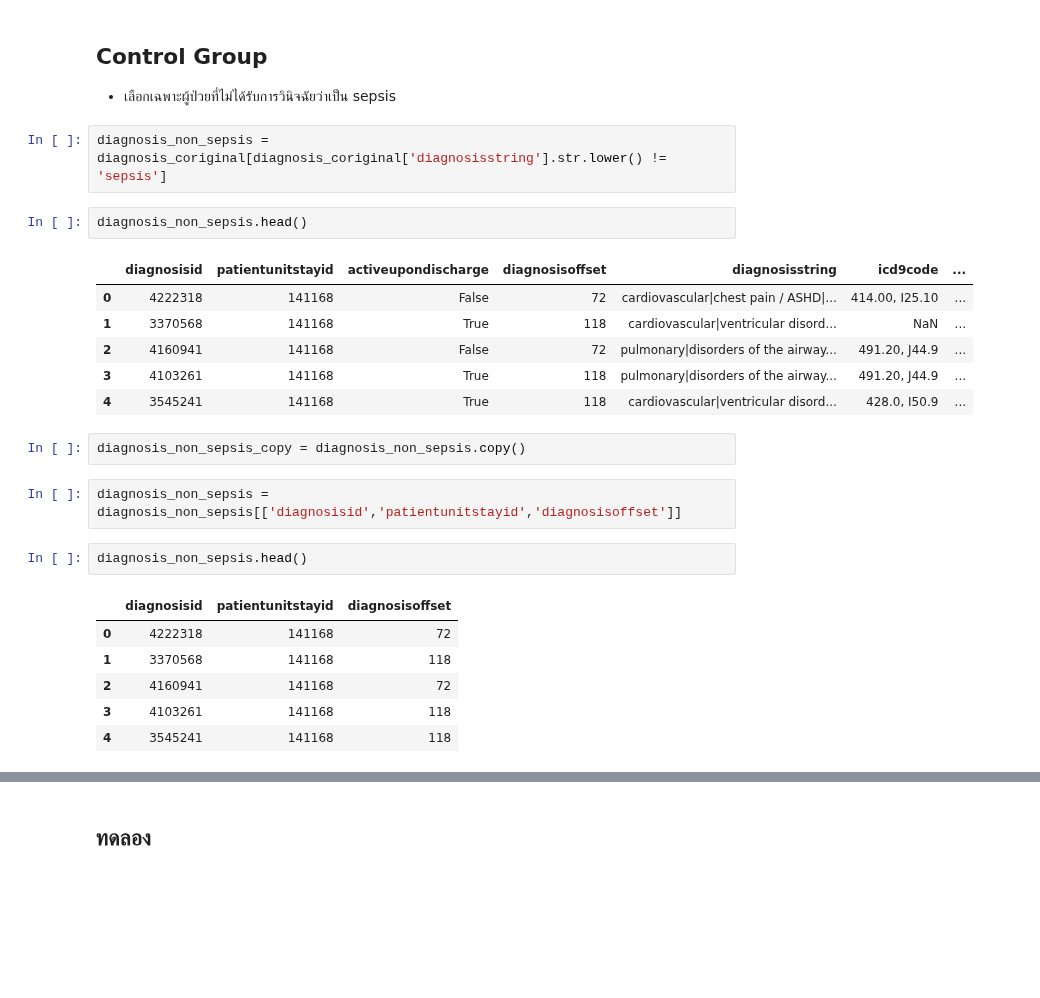
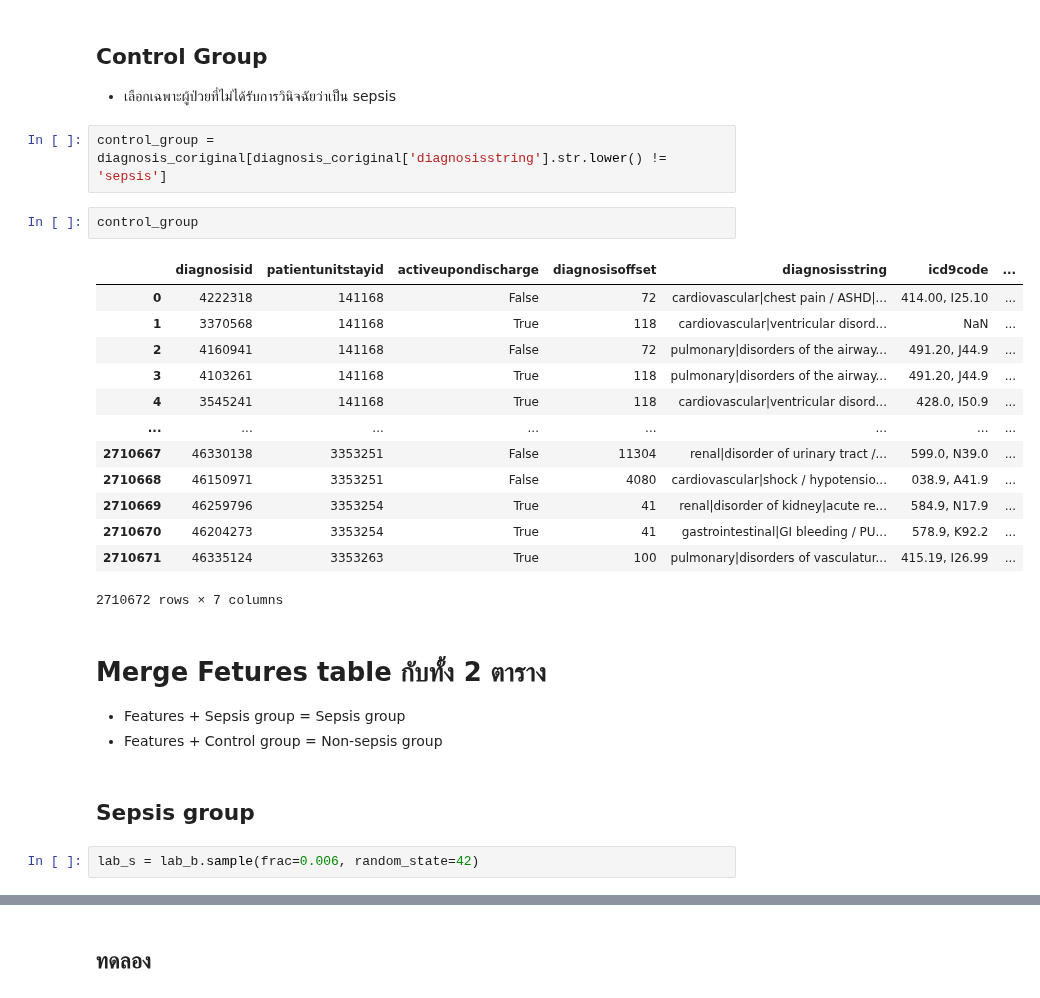
Before and after one commit to Tonry12/Data_joyx2, a Jupyter notebook: Sepsis_eICU_DATA.ipynb, the cells around one changed output, grey strips where cells are left out. Drawn from its saved outputs; the diff is of its cells as text; blank space fills up the shorter version.

```diff
--- a/Sepsis_eICU_DATA.ipynb
+++ b/Sepsis_eICU_DATA.ipynb
@@ -342,26 +350,28 @@ sepsis_group.head()
 ## Control Group
 - เลือกเฉพาะผู้ป่วยที่ไม่ได้รับการวินิจฉัยว่าเป็น sepsis
 # %%
-diagnosis_non_sepsis = diagnosis_coriginal[diagnosis_coriginal['diagnosisstring'].str.lower() != 'sepsis']
+control_group = diagnosis_coriginal[diagnosis_coriginal['diagnosisstring'].str.lower() != 'sepsis']
-# %%
-diagnosis_non_sepsis.head()
-# %% [output]
-|  | diagnosisid | patientunitstayid | activeupondischarge | diagnosisoffset | diagnosisstring | icd9code | ... |
-| 0 | 4222318 | 141168 | False | 72 | cardiovascular|chest pain / ASHD|... | 414.00, I25.10 | ... |
-| 1 | 3370568 | 141168 | True | 118 | cardiovascular|ventricular disord... | NaN | ... |
-| 2 | 4160941 | 141168 | False | 72 | pulmonary|disorders of the airway... | 491.20, J44.9 | ... |
-| 3 | 4103261 | 141168 | True | 118 | pulmonary|disorders of the airway... | 491.20, J44.9 | ... |
-| 4 | 3545241 | 141168 | True | 118 | cardiovascular|ventricular disord... | 428.0, I50.9 | ... |
-# %%
-diagnosis_non_sepsis_copy = diagnosis_non_sepsis.copy()
-# %%
-diagnosis_non_sepsis = diagnosis_non_sepsis[['diagnosisid','patientunitstayid','diagnosisoffset']]
-# %%
-diagnosis_non_sepsis.head()
-# %% [output]
-|  | diagnosisid | patientunitstayid | diagnosisoffset |
-| 0 | 4222318 | 141168 | 72 |
-| 1 | 3370568 | 141168 | 118 |
-| 2 | 4160941 | 141168 | 72 |
-| 3 | 4103261 | 141168 | 118 |
-| 4 | 3545241 | 141168 | 118 |
+# %%
+control_group
+# %% [output]
+|  | diagnosisid | patientunitstayid | activeupondischarge | diagnosisoffset | diagnosisstring | icd9code | ... |
+| 0 | 4222318 | 141168 | False | 72 | cardiovascular|chest pain / ASHD|... | 414.00, I25.10 | ... |
+| 1 | 3370568 | 141168 | True | 118 | cardiovascular|ventricular disord... | NaN | ... |
+| 2 | 4160941 | 141168 | False | 72 | pulmonary|disorders of the airway... | 491.20, J44.9 | ... |
+| 3 | 4103261 | 141168 | True | 118 | pulmonary|disorders of the airway... | 491.20, J44.9 | ... |
+| 4 | 3545241 | 141168 | True | 118 | cardiovascular|ventricular disord... | 428.0, I50.9 | ... |
+| ... | ... | ... | ... | ... | ... | ... | ... |
+| 2710667 | 46330138 | 3353251 | False | 11304 | renal|disorder of urinary tract /... | 599.0, N39.0 | ... |
+| 2710668 | 46150971 | 3353251 | False | 4080 | cardiovascular|shock / hypotensio... | 038.9, A41.9 | ... |
+| 2710669 | 46259796 | 3353254 | True | 41 | renal|disorder of kidney|acute re... | 584.9, N17.9 | ... |
+| 2710670 | 46204273 | 3353254 | True | 41 | gastrointestinal|GI bleeding / PU... | 578.9, K92.2 | ... |
+| 2710671 | 46335124 | 3353263 | True | 100 | pulmonary|disorders of vasculatur... | 415.19, I26.99 | ... |
+2710672 rows × 7 columns
+# %% [markdown]
+# Merge Fetures table กับทั้ง 2 ตาราง
+- Features + Sepsis group = Sepsis group
+- Features + Control group = Non-sepsis group
+# %% [markdown]
+## Sepsis group
+# %%
+lab_s = lab_b.sample(frac=0.006, random_state=42)
```
Also changed, not shown: parts of 16 cells of this notebook.
